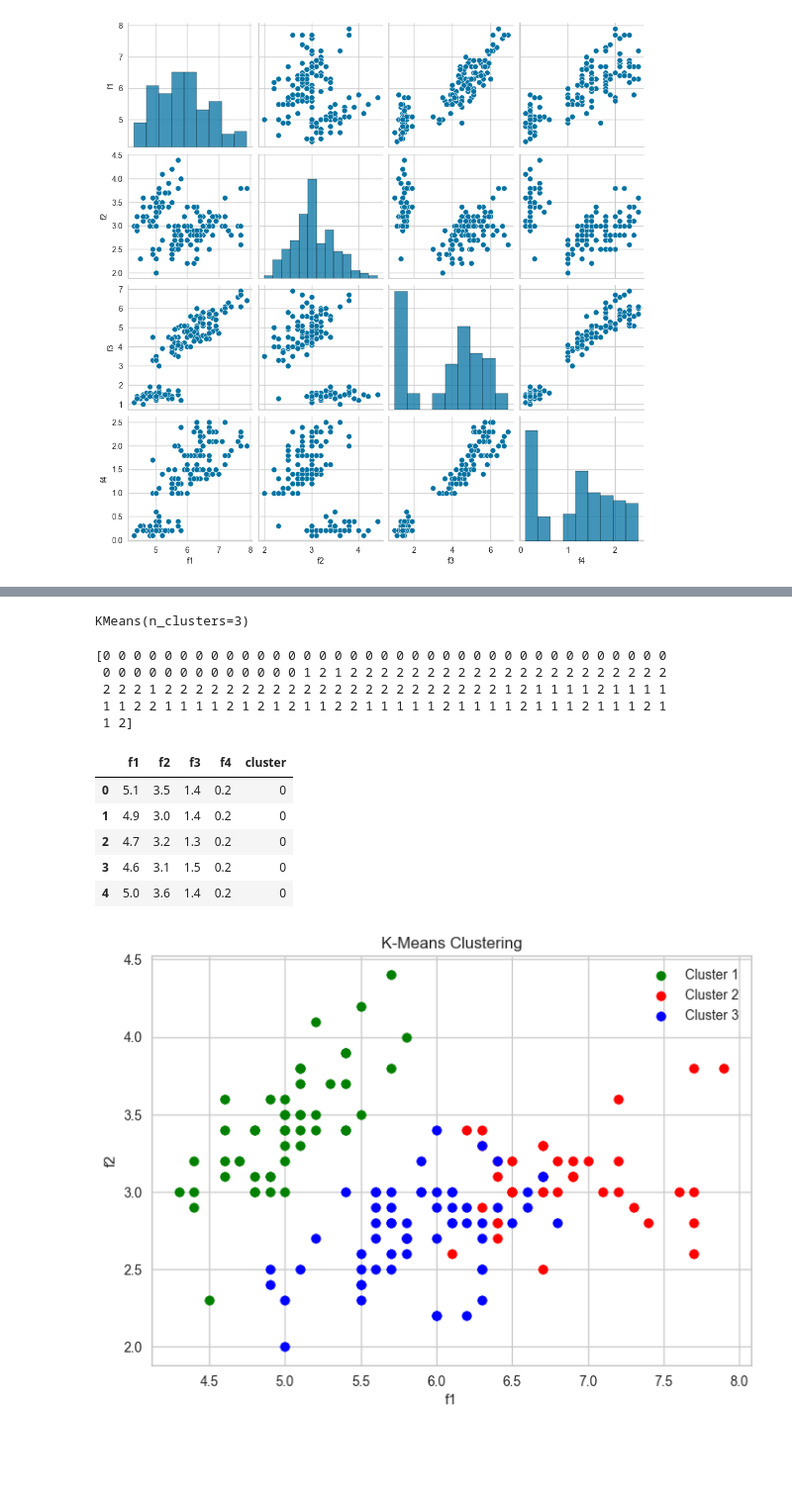
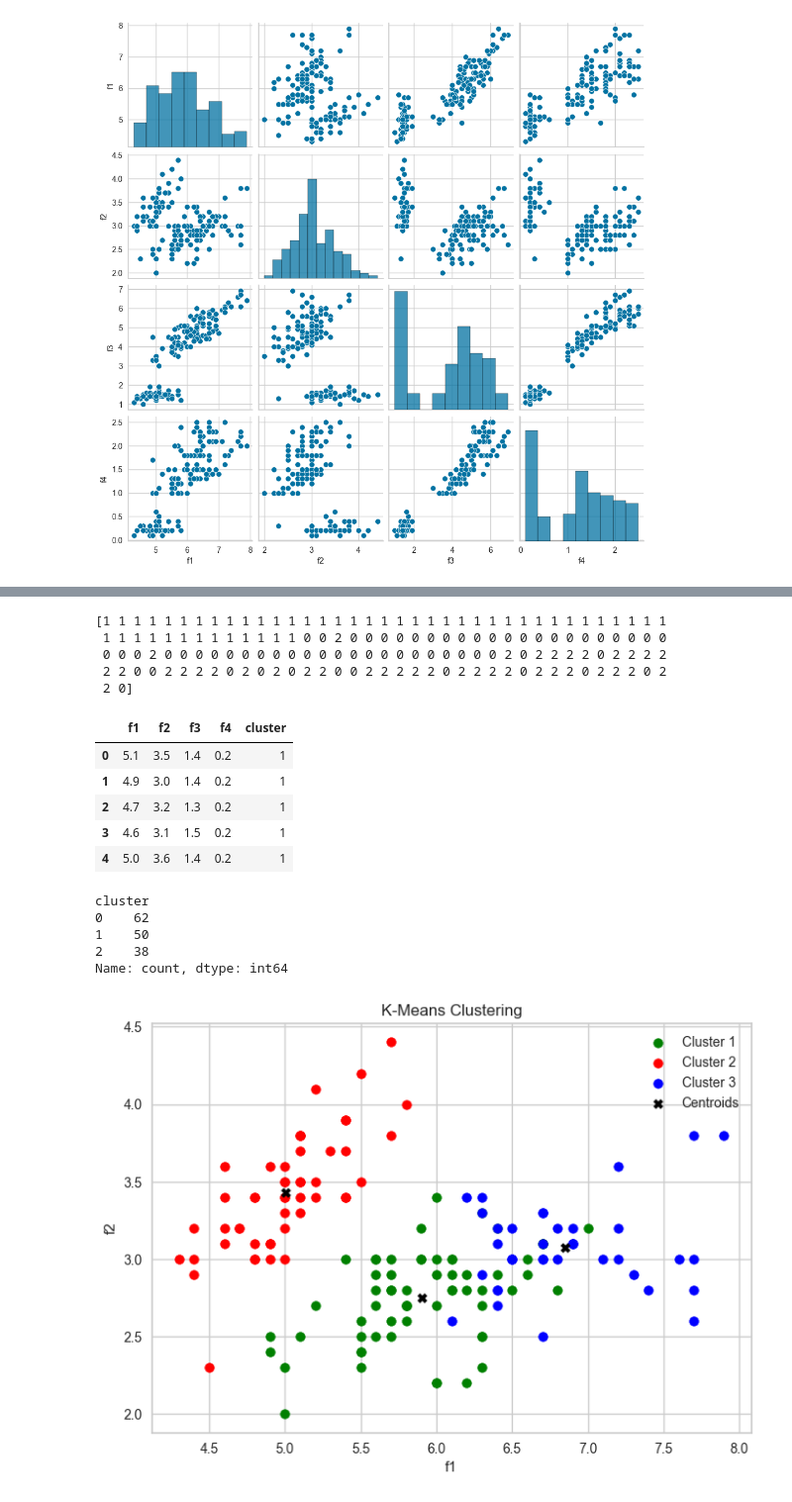
Before and after one commit to junaidreal4-hub/K-Mean-Clustering, a Jupyter notebook: Task_2(K_Mean).ipynb, the cells around one changed output, grey strips where cells are left out. Shown at 99% size. Saved outputs shown, nothing was run; the diff lists cells and outputs as text; code cells hidden in the pictures; blank space fills up the shorter version.

```diff
--- a/Task_2(K_Mean).ipynb
+++ b/Task_2(K_Mean).ipynb
@@ -213,17 +228 @@ visualizer.show()
 <Axes: title={'center': 'Distortion Score Elbow for KMeans Clustering'}, xlabel='k', ylabel='distortion score'>
-# %%
-model = KMeans(random_state=42)
-
-visualizer = KElbowVisualizer(
-    model,
-    k=(2, 8),              # or k=range(2, 8)
-    metric="silhouette",
-    timings=False,
-    force_model=True
-)
-
-visualizer.fit(df)        # Fit the data to the visualizer
-visualizer.show()
-
-print("Best k:", visualizer.elbow_value_)        # chosen k
-print("Scores for each k:", visualizer.k_scores_)  # silhouette for all k
@@ -233,0 +236,5 @@ Scores for each k: [0.6810461692117462, 0.551191604619592, 0.49764331793219224,
+# %%
+#visualising the silhouette score for K=3
+silhouette_visualizer = SilhouetteVisualizer(KMeans(n_clusters=3, random_state=42), colors='yellowbrick', force_model=True)
+silhouette_visualizer.fit(df)
+silhouette_visualizer.show()
@@ -234,40 +244,46 @@ Scores for each k: [0.6810461692117462, 0.551191604619592, 0.49764331793219224,
 # %%
-km=KMeans(n_clusters=3, random_state=42)
-km
+#fitting the model with K=3
+km=KMeans(n_clusters=3, random_state=42, n_init=10, init='k-means++')
+pred=km.fit_predict(df)
+print(pred)
 # %% [output]
-KMeans(n_clusters=3)
+[1 1 1 1 1 1 1 1 1 1 1 1 1 1 1 1 1 1 1 1 1 1 1 1 1 1 1 1 1 1 1 1 1 1 1 1 1
+ 1 1 1 1 1 1 1 1 1 1 1 1 1 0 0 2 0 0 0 0 0 0 0 0 0 0 0 0 0 0 0 0 0 0 0 0 0
+ 0 0 0 2 0 0 0 0 0 0 0 0 0 0 0 0 0 0 0 0 0 0 0 0 0 0 2 0 2 2 2 2 0 2 2 2 2
+ 2 2 0 0 2 2 2 2 0 2 0 2 0 2 2 0 0 2 2 2 2 2 0 2 2 2 2 0 2 2 2 0 2 2 2 0 2
+ 2 0]
-# %%
-pred=km.fit_predict(df)
-print(pred)
-# %% [output]
-[0 0 0 0 0 0 0 0 0 0 0 0 0 0 0 0 0 0 0 0 0 0 0 0 0 0 0 0 0 0 0 0 0 0 0 0 0
- 0 0 0 0 0 0 0 0 0 0 0 0 0 1 2 1 2 2 2 2 2 2 2 2 2 2 2 2 2 2 2 2 2 2 2 2 2
- 2 2 2 1 2 2 2 2 2 2 2 2 2 2 2 2 2 2 2 2 2 2 2 2 2 2 1 2 1 1 1 1 2 1 1 1 1
- 1 1 2 2 1 1 1 1 2 1 2 1 2 1 1 2 2 1 1 1 1 1 2 1 1 1 1 2 1 1 1 2 1 1 1 2 1
- 1 2]
 # %%
+#adding the cluster labels to the original dataframe
 df['cluster']=pred
-df.head()
+display(df.head())
+df['cluster'].value_counts()
 # %% [output]
 |  | f1 | f2 | f3 | f4 | cluster |
-| 0 | 5.1 | 3.5 | 1.4 | 0.2 | 0 |
-| 1 | 4.9 | 3.0 | 1.4 | 0.2 | 0 |
-| 2 | 4.7 | 3.2 | 1.3 | 0.2 | 0 |
-| 3 | 4.6 | 3.1 | 1.5 | 0.2 | 0 |
-| 4 | 5.0 | 3.6 | 1.4 | 0.2 | 0 |
+| 0 | 5.1 | 3.5 | 1.4 | 0.2 | 1 |
+| 1 | 4.9 | 3.0 | 1.4 | 0.2 | 1 |
+| 2 | 4.7 | 3.2 | 1.3 | 0.2 | 1 |
+| 3 | 4.6 | 3.1 | 1.5 | 0.2 | 1 |
+| 4 | 5.0 | 3.6 | 1.4 | 0.2 | 1 |
+cluster
+0    62
+1    50
+2    38
+Name: count, dtype: int64
 # %%
+#visualising the clusters and the centroids
 df1=df[df.cluster==0]
 df2=df[df.cluster==1]
 df3=df[df.cluster==2]
 
 plt.scatter(df1.f1, df1.f2, color='green', label='Cluster 1')
 plt.scatter(df2.f1, df2.f2, color='red', label='Cluster 2')
 plt.scatter(df3.f1, df3.f2, color='blue', label='Cluster 3')
+plt.scatter(km.cluster_centers_[:, 0], km.cluster_centers_[:, 1], color='black', marker='X', label='Centroids')
 plt.xlabel('f1')
 plt.ylabel('f2')
 plt.title('K-Means Clustering')
 plt.legend()
 plt.savefig('kmeans_clusters.png')
 plt.show()
 # %% [output]
-[figure, old version]
+[figure, new version]
```
Also changed, not shown: parts of 12 cells of this notebook.
